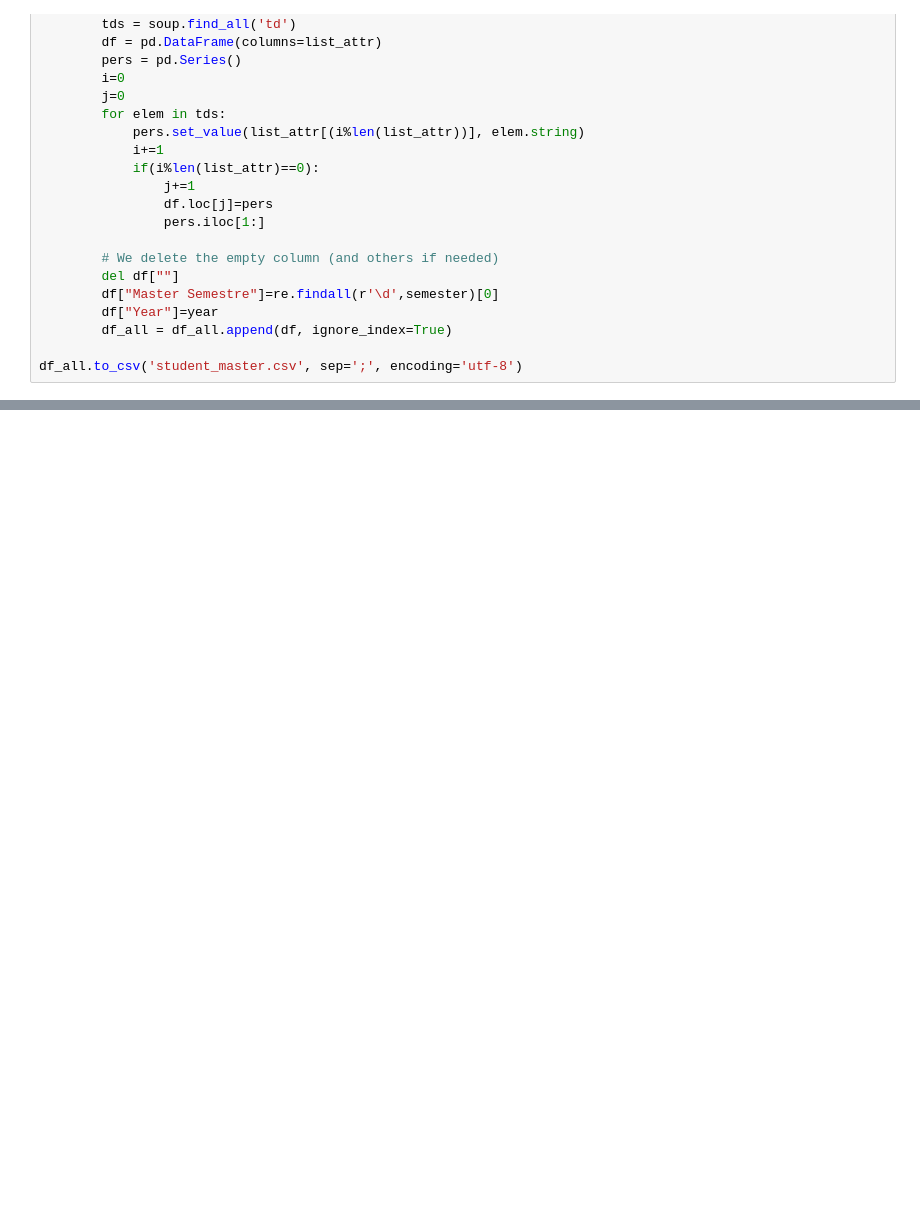
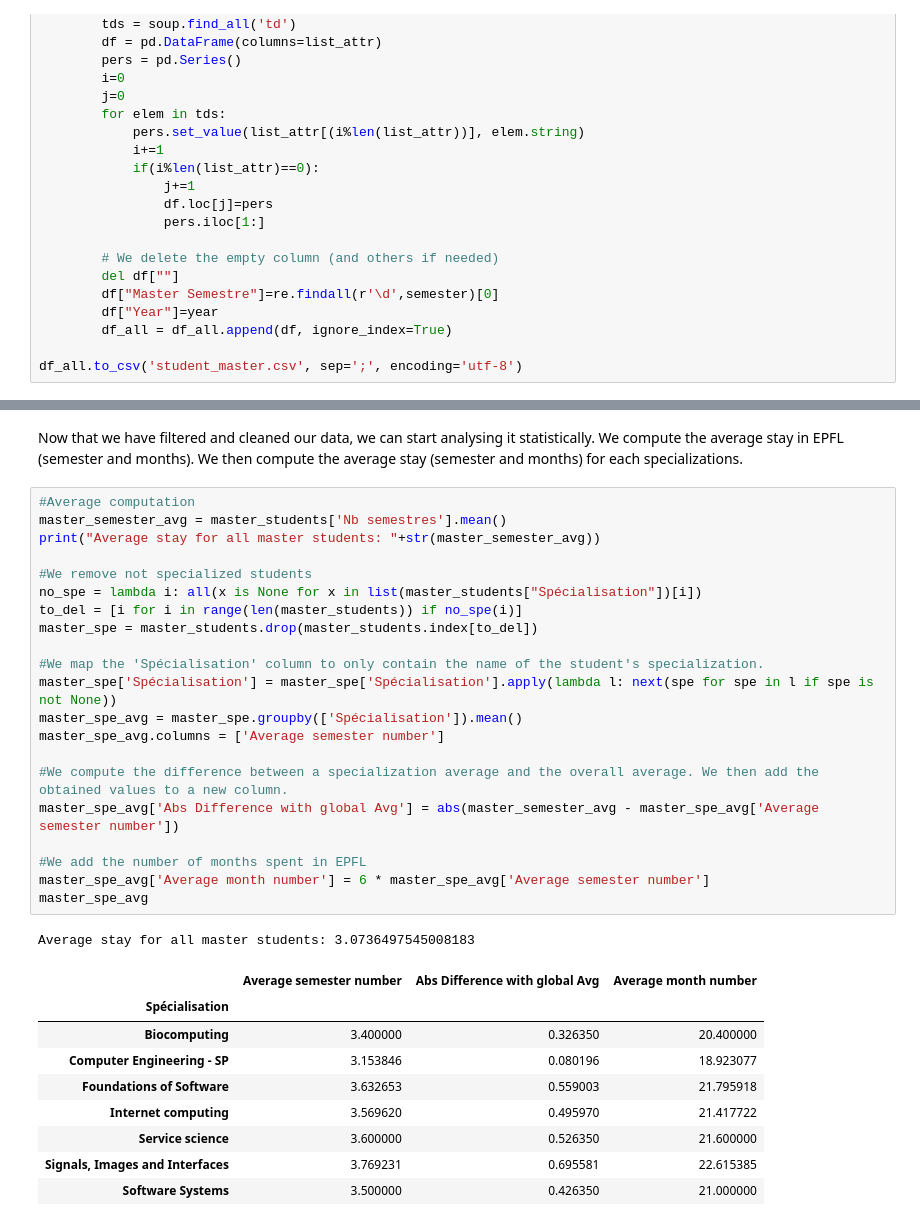
Before and after one commit to agpmilli/adaepfl, a Jupyter notebook: Homework/02 - Data from the Web/part2.ipynb, the cells around one changed output, grey strips where cells are left out. Cells and saved outputs as stored; diff of their text form; blank space fills up the shorter version.

```diff
--- a/Homework/02 - Data from the Web/part2.ipynb
+++ b/Homework/02 - Data from the Web/part2.ipynb
@@ -144,0 +232,35 @@ unique_sciper_df
+# %% [markdown]
+Now that we have filtered and cleaned our data, we can start analysing it statistically. We compute the average stay in EPFL (semester and months).
+We then compute the average stay (semester and months) for each specializations.
+# %%
+#Average computation
+master_semester_avg = master_students['Nb semestres'].mean()
+print("Average stay for all master students: "+str(master_semester_avg))
+
+#We remove not specialized students
+no_spe = lambda i: all(x is None for x in list(master_students["Spécialisation"])[i])
+to_del = [i for i in range(len(master_students)) if no_spe(i)]
+master_spe = master_students.drop(master_students.index[to_del])
+
+#We map the 'Spécialisation' column to only contain the name of the student's specialization.
+master_spe['Spécialisation'] = master_spe['Spécialisation'].apply(lambda l: next(spe for spe in l if spe is not None))
+master_spe_avg = master_spe.groupby(['Spécialisation']).mean()
+master_spe_avg.columns = ['Average semester number']
+
+#We compute the difference between a specialization average and the overall average. We then add the obtained values to a new column.
+master_spe_avg['Abs Difference with global Avg'] = abs(master_semester_avg - master_spe_avg['Average semester number'])
+
+#We add the number of months spent in EPFL
+master_spe_avg['Average month number'] = 6 * master_spe_avg['Average semester number']
+master_spe_avg
+# %% [output]
+Average stay for all master students: 3.0736497545008183
+|  | Average semester number | Abs Difference with global Avg | Average month number |
+| Spécialisation |  |  |  |
+| Biocomputing | 3.400000 | 0.326350 | 20.400000 |
+| Computer Engineering - SP | 3.153846 | 0.080196 | 18.923077 |
+| Foundations of Software | 3.632653 | 0.559003 | 21.795918 |
+| Internet computing | 3.569620 | 0.495970 | 21.417722 |
+| Service science | 3.600000 | 0.526350 | 21.600000 |
+| Signals, Images and Interfaces | 3.769231 | 0.695581 | 22.615385 |
+| Software Systems | 3.500000 | 0.426350 | 21.000000 |
```
Also changed, not shown: parts of 6 cells of this notebook, 2 other files.
